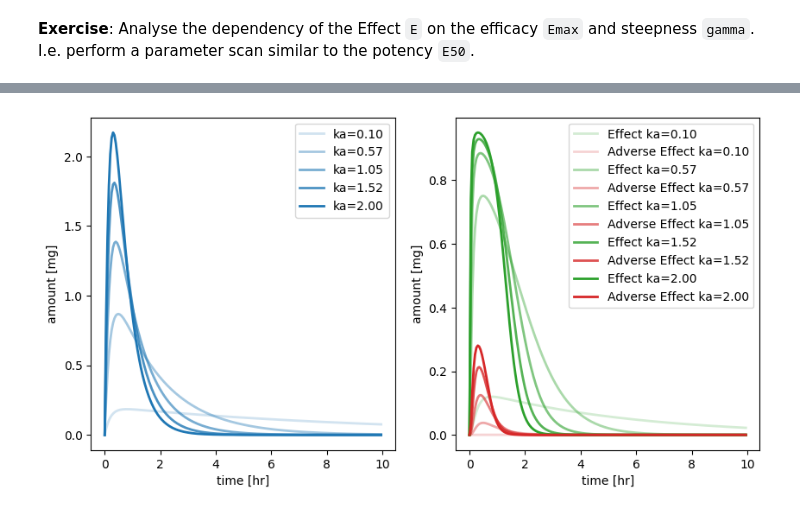
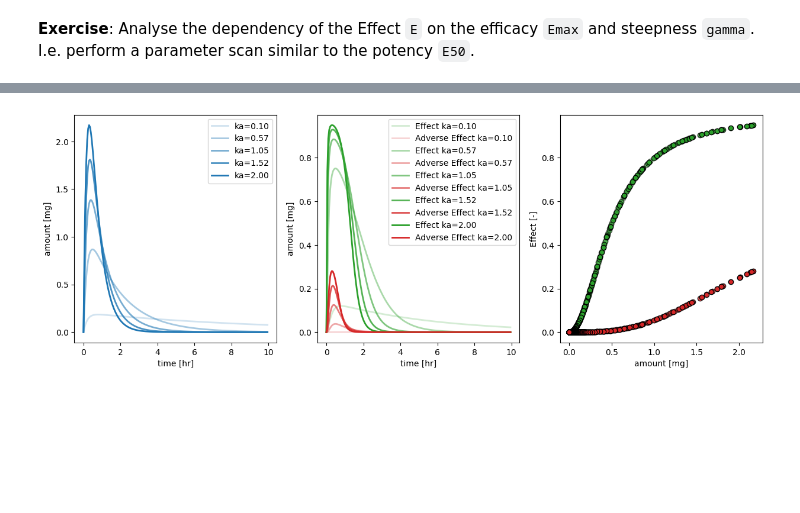
Before and after one commit to matthiaskoenig/course-pharmacokinetic-modelling, a Jupyter notebook: src/mb19/notebooks/10_pharmacodynamics.ipynb, the cells around one changed output, grey strips where cells are left out. Drawn from its saved outputs; the diff is of its cells as text; code cells hidden in the pictures; blank space fills up the shorter version.

```diff
--- a/src/mb19/notebooks/10_pharmacodynamics.ipynb
+++ b/src/mb19/notebooks/10_pharmacodynamics.ipynb
@@ -67,24 +68,20 @@ Parameter scan to study the effect of potency E50
 E50 = 0.1  # [mM]
 Emax = 1.0  # [-] arbitrary effect units
 gamma = 2
-C = np.linspace(0, 6, num=2000)  # [mM]
-
+D = np.linspace(0, 6, num=2000)  # [mM]
 E50s = np.linspace(0.01, 1.0, num=6)
-
-E = Emax * C**gamma/(E50**gamma + C**gamma)  # [-]
 
 f, (ax1, ax2) = plt.subplots(nrows=1, ncols=2, figsize=(10, 5))
 f.suptitle("Dose response")
 for ax in (ax1, ax2):
     for E50 in E50s:
-        E = Emax * C**gamma/(E50**gamma + C**gamma)  # [-]
-        ax.plot(C, E, linewidth=2.0, label=f"{E50=:.2f}")
+        E = Emax * D**gamma/(E50**gamma + D**gamma)  # [-]
+        ax.plot(D, E, linewidth=2.0, label=f"{E50=:.2f}")
 
-    ax.set_xlabel("Concentration C [mM]")
+    ax.set_xlabel("Drug D [mM]")
     ax.set_ylabel("Effect E [-]")
     ax.legend()
 
-
 ax2.set_xscale("log")
 plt.show()
 # %% [output]
@@ -106,27 +103,7 @@ import pandas as pd
 from scipy.integrate import odeint
 from matplotlib import pylab as plt
 
-
-def dxdt_absorption_first_order(x, t, ka, ke):
-    """
-    ODEs
-    """
-    # state variables
-    A_tablet = x[0]  # [mg]
-    A_central = x[1] # [mg/l]
-    A_urine = x[2] # [mg]
-
-    # rates
-    va = ka * A_tablet  # [mg/hr]
-    ve = ke * A_central # [mg/hr]
-
-    # odes (stoichiometric equation)
-    return [
-        -va,            # dA_tablet/dt  [mg/hr]
-         va - ve,       # dA_central/dt [mg/hr]
-         ve,            # dA_urine/dt  [mg/hr]
-    ]
-
+from helpers import dxdt_absorption_first_order
 
 # initial condition and time span
 t = np.arange(0, 10, 0.05) # [hr]
@@ -147,7 +124,7 @@ E50 = 0.5  # [mg]
 Emax = 1.0  # [-] arbitrary effect units
 Egamma = 2
 
-# adverse effect
+# adverse effect paramters
 S50 = 2.0  # [mg]
 Smax = 0.5  # [-] arbitrary effect units
 Sgamma = 3
@@ -166,32 +143,47 @@ for kp, ka in enumerate(kas):
     df["time"] = t
     # calculate effect
     df["E"] = Emax * df.A_central**Egamma/(E50**Egamma + df.A_central**Egamma)
     # calculate side effect
     df["S"] = Smax * df.A_central**Sgamma/(S50**Sgamma + df.A_central**Sgamma)
     tcs.append(df)
 
 # plot timecourse
-f, (ax1, ax2) = plt.subplots(nrows=1, ncols=2, figsize=(10,5))
+f, (ax1, ax2, ax3) = plt.subplots(nrows=1, ncols=3, figsize=(15,5))
 
 for k, ka in enumerate(kas):
     tc = tcs[k]
+    # pharmacokinetics
     ax1.plot(
         tc.time, tc.A_central, linewidth=2, color="tab:blue",
         alpha=(k+1)/n_samples, label=f"{ka=:.2f}"
     )
+    # desired effect
     ax2.plot(
         tc.time, tc.E, linewidth=2, color="tab:green",
         alpha=(k+1)/n_samples, label=f"Effect {ka=:.2f}"
     )
+    ax3.plot(
+        tc.A_central, tc.E, linewidth=2, color="tab:green", linestyle="", marker="o", markeredgecolor="black",
+        alpha=(k+1)/n_samples, label=f"Effect {ka=:.2f}"
+    )
+    # adverse effect
     ax2.plot(
         tc.time, tc.S, linewidth=2, color="tab:red",
         alpha=(k+1)/n_samples, label=f"Adverse Effect {ka=:.2f}"
     )
+    ax3.plot(
+        tc.A_central, tc.S, linewidth=2, color="tab:red", linestyle="", marker="o", markeredgecolor="black",
+        alpha=(k+1)/n_samples, label=f"Adverse Effect {ka=:.2f}"
+    )
+
 for ax in (ax1, ax2):
     ax.set_xlabel("time [hr]")
     ax.set_ylabel("amount [mg]")
     ax.legend()
 
+ax3.set_xlabel("amount [mg]")
+ax3.set_ylabel("Effect [-]")
+
 plt.show()
 # %% [output]
-[figure, old version]
+[figure, new version]
```
Also changed, not shown: parts of 4 cells of this notebook, 24 other files.
